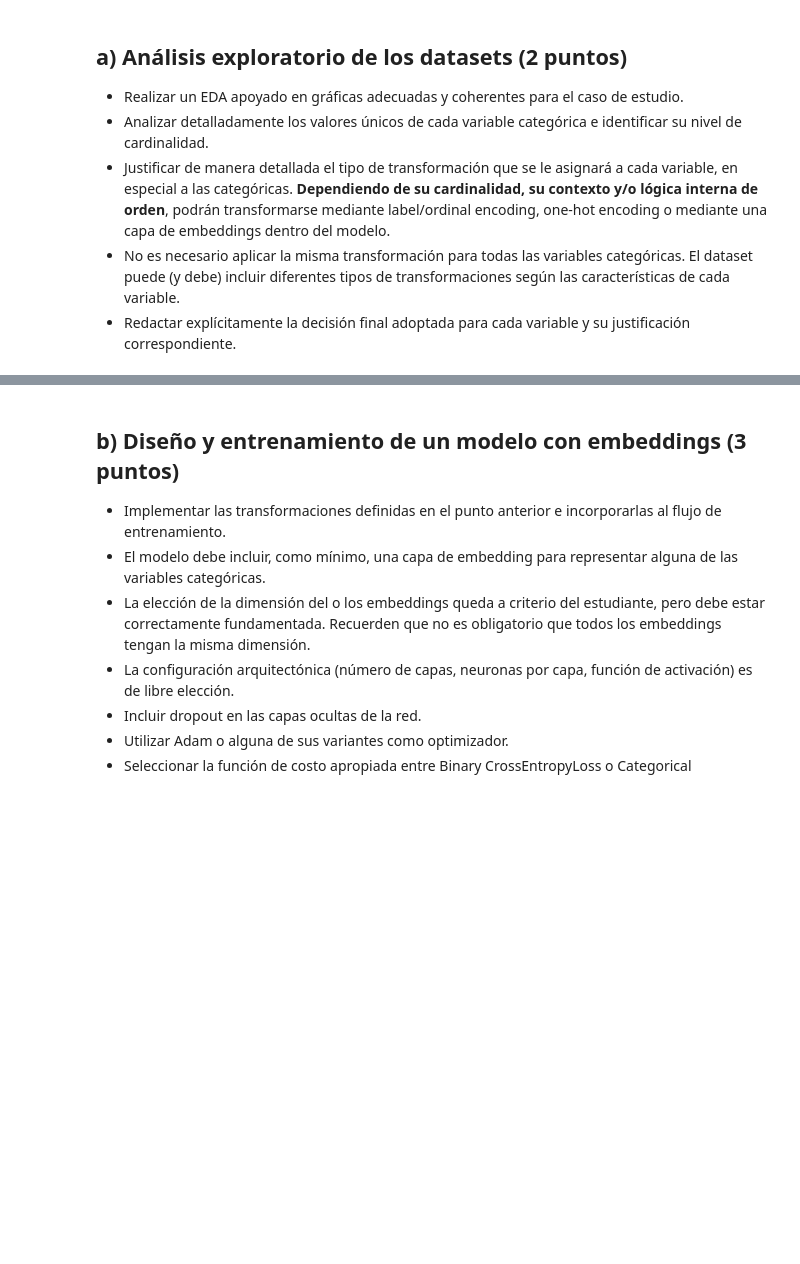
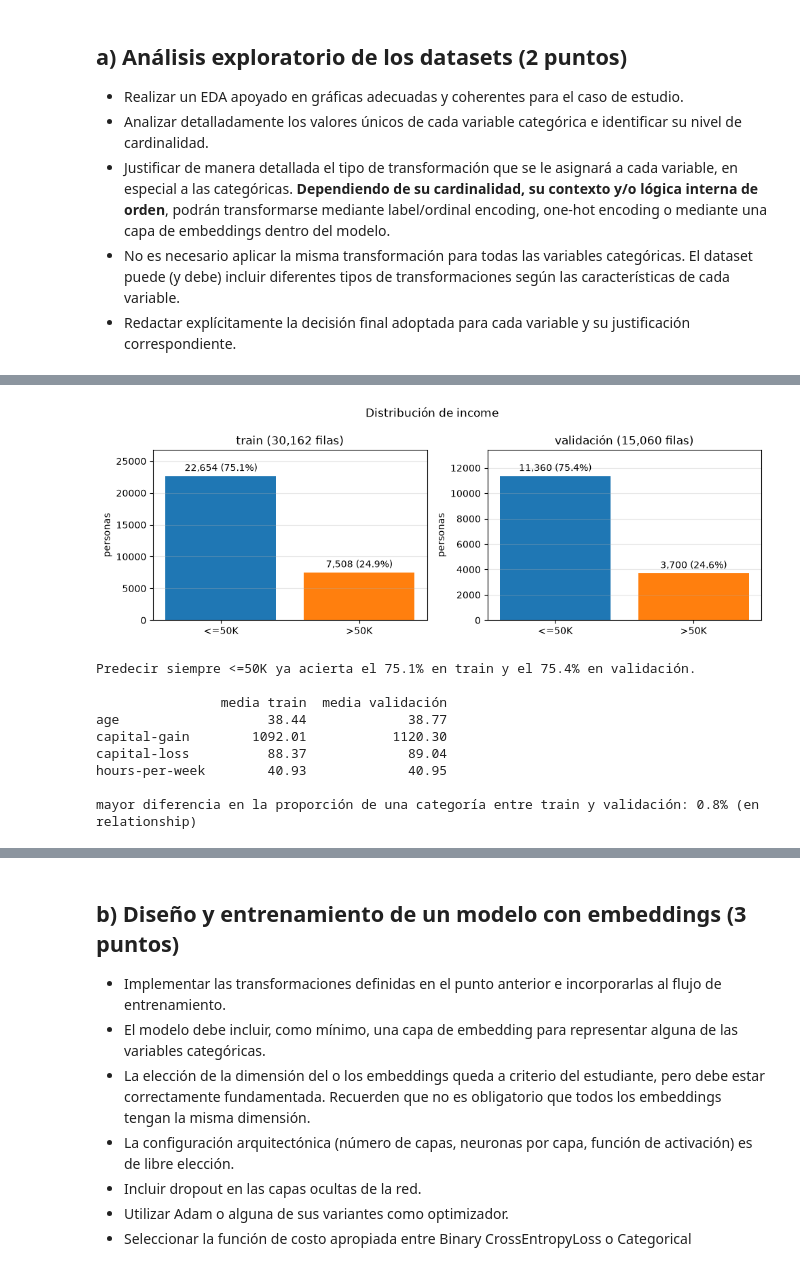
Before and after one commit to rodrigoenzohernandez/CEIA_aprendizaje_profundo_tps, a Jupyter notebook: TPS/TP2/hernandez-rodrigo-TP2-Co26.ipynb, the cells around one changed output, grey strips where cells are left out. Saved outputs shown, nothing was run; the diff lists cells and outputs as text; code cells hidden in the pictures; blank space fills up the shorter version.

```diff
--- a/TPS/TP2/hernandez-rodrigo-TP2-Co26.ipynb
+++ b/TPS/TP2/hernandez-rodrigo-TP2-Co26.ipynb
@@ -77,0 +134,39 @@ Está compuesto por los siguientes features:
+# %%
+# ----------------------------------------------------------------------
+# LA VARIABLE A PREDECIR, Y SI VALIDACIÓN SE PARECE A TRAIN
+# ----------------------------------------------------------------------
+CLASES = ["<=50K", ">50K"]
+COLOR  = {"<=50K": "tab:blue", ">50K": "tab:orange"}
+
+fig, axes = plt.subplots(1, 2, figsize=(10, 3.6))
+for ax, (nombre, d) in zip(axes, [("train", train), ("validación", val)]):
+    conteo = d["income"].value_counts().reindex(CLASES)
+    barras = ax.bar(CLASES, conteo, color=[COLOR[c] for c in CLASES])
+    ax.bar_label(barras, labels=[f"{n:,} ({n / len(d):.1%})" for n in conteo], padding=3)
+    ax.set_title(f"{nombre} ({len(d):,} filas)")
+    ax.set_ylim(0, conteo.max() * 1.18); ax.set_ylabel("personas"); ax.grid(alpha=.3, axis="y")
+fig.suptitle("Distribución de income")
+fig.tight_layout(); plt.show()
+
+alto = (train["income"] == ">50K").astype(int)       # 1 si gana más de 50K, para calcular proporciones
+tasa_global = alto.mean()
+print(f"Predecir siempre <=50K ya acierta el {1 - tasa_global:.1%} en train y el "
+      f"{(val['income'] == '<=50K').mean():.1%} en validación.\n")
+
+# Las variables también tienen que parecerse, no solo el target
+print(pd.DataFrame({"media train": train[NUMERICAS].mean(), "media validación": val[NUMERICAS].mean()}).round(2).to_string())
+dif = {c: train[c].value_counts(normalize=True).sub(val[c].value_counts(normalize=True), fill_value=0).abs().max()
+       for c in CATEGORICAS}
+print(f"\nmayor diferencia en la proporción de una categoría entre train y validación: {max(dif.values()):.1%} "
+      f"(en {max(dif, key=dif.get)})")
+# %% [output]
+[figure, added]
+Predecir siempre <=50K ya acierta el 75.1% en train y el 75.4% en validación.
+
+                media train  media validación
+age                   38.44             38.77
+capital-gain        1092.01           1120.30
+capital-loss          88.37             89.04
+hours-per-week        40.93             40.95
+
+mayor diferencia en la proporción de una categoría entre train y validación: 0.8% (en relationship)
```
Also changed, not shown: parts of 33 cells of this notebook.
